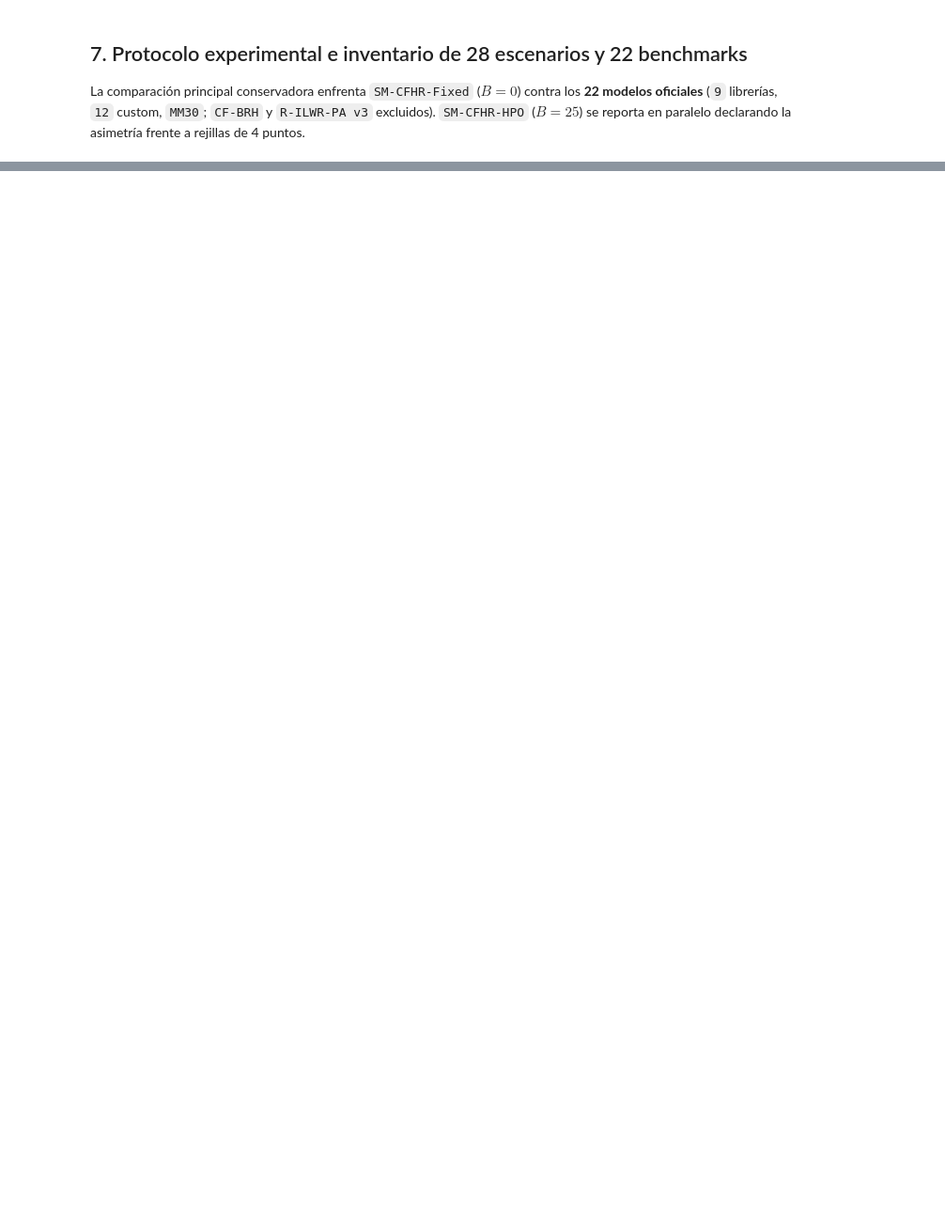
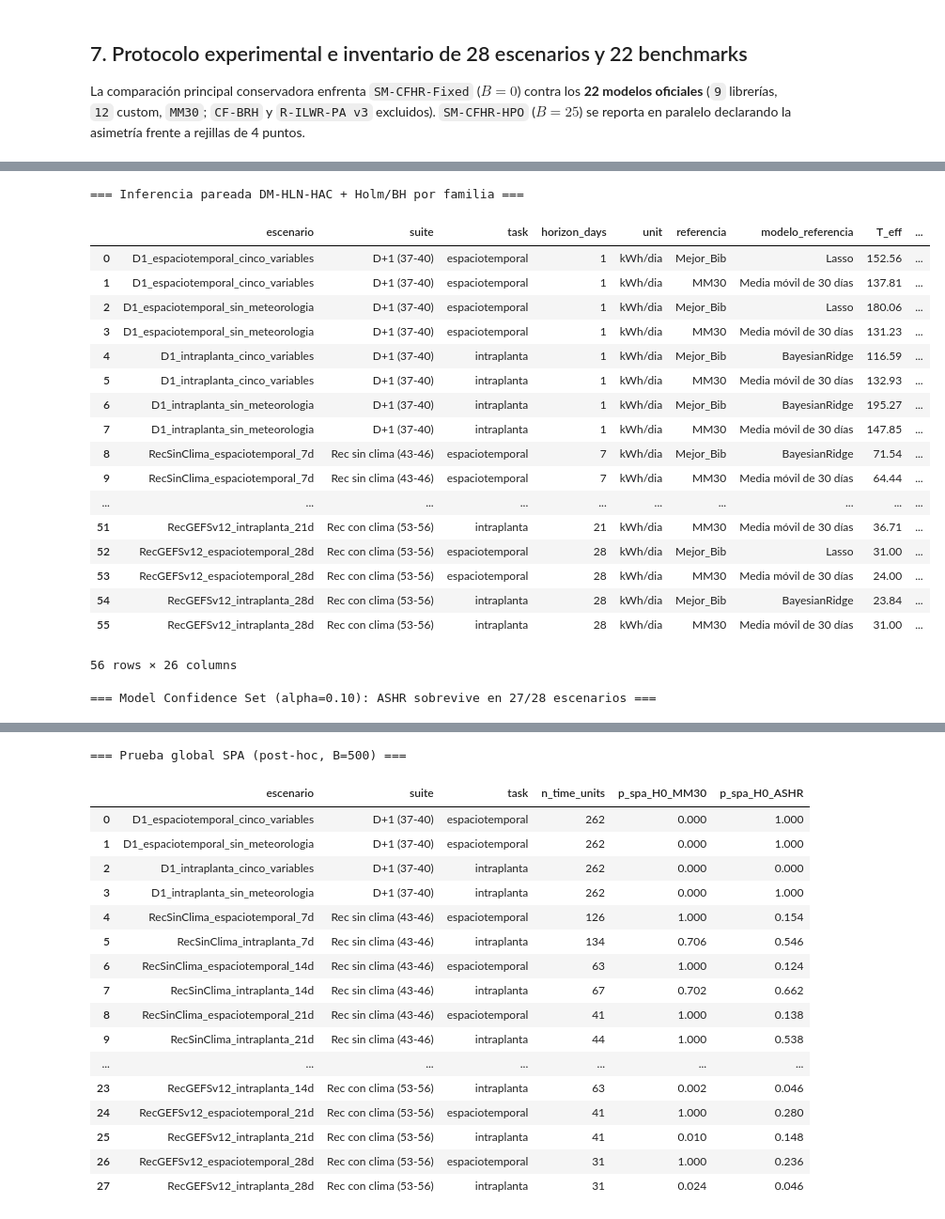
Before and after one commit to KrissV89/sm-cfhr, a Jupyter notebook: notebooks/actuales/evaluacion_cientifica_ashr_oof.ipynb, the cells around one changed output, grey strips where cells are left out. Shown at 94% size. Cells and saved outputs as stored; diff of their text form; code cells hidden in the pictures; blank space fills up the shorter version.

```diff
--- a/notebooks/actuales/evaluacion_cientifica_ashr_oof.ipynb
+++ b/notebooks/actuales/evaluacion_cientifica_ashr_oof.ipynb
@@ -235,8 +389,36 @@ else:
 # %%
 if bundle is not None:
     t_inf = apply_family_multiplicity(bundle["tabla_inferencia"])
     t_mcs = bundle["tabla_mcs"].copy()
+    print("=== Inferencia pareada DM-HLN-HAC + Holm/BH por familia ===")
     display(t_inf)
+    print(f"=== Model Confidence Set (alpha=0.10): ASHR sobrevive en {int(t_mcs['ashr_in_mcs_90'].sum())}/{len(t_mcs)} escenarios ===")
     display(t_mcs)
+    spa_path = OOF_DIR / "inferencia" / "tabla_spa.csv"
+    if spa_path.exists():
+        spa_df = pd.read_csv(spa_path)
+        print("=== Prueba global SPA (post-hoc, B=500) ===")
+        display(spa_df)
 else:
     print("Inferencia estadística y tabla MCS: PENDIENTE DE ESTADO B.")
+# %% [output]
+=== Inferencia pareada DM-HLN-HAC + Holm/BH por familia ===
+|  | escenario | suite | task | horizon_days | unit | referencia | modelo_referencia | T_eff | ... |
+| 0 | D1_espaciotemporal_cinco_variables | D+1 (37-40) | espaciotemporal | 1 | kWh/dia | Mejor_Bib | Lasso | 152.56 | ... |
+| 1 | D1_espaciotemporal_cinco_variables | D+1 (37-40) | espaciotemporal | 1 | kWh/dia | MM30 | Media móvil de 30 días | 137.81 | ... |
+| 2 | D1_espaciotemporal_sin_meteorologia | D+1 (37-40) | espaciotemporal | 1 | kWh/dia | Mejor_Bib | Lasso | 180.06 | ... |
+| 3 | D1_espaciotemporal_sin_meteorologia | D+1 (37-40) | espaciotemporal | 1 | kWh/dia | MM30 | Media móvil de 30 días | 131.23 | ... |
+| 4 | D1_intraplanta_cinco_variables | D+1 (37-40) | intraplanta | 1 | kWh/dia | Mejor_Bib | BayesianRidge | 116.59 | ... |
+| 5 | D1_intraplanta_cinco_variables | D+1 (37-40) | intraplanta | 1 | kWh/dia | MM30 | Media móvil de 30 días | 132.93 | ... |
+| 6 | D1_intraplanta_sin_meteorologia | D+1 (37-40) | intraplanta | 1 | kWh/dia | Mejor_Bib | BayesianRidge | 195.27 | ... |
+| 7 | D1_intraplanta_sin_meteorologia | D+1 (37-40) | intraplanta | 1 | kWh/dia | MM30 | Media móvil de 30 días | 147.85 | ... |
+| 8 | RecSinClima_espaciotemporal_7d | Rec sin clima (43-46) | espaciotemporal | 7 | kWh/dia | Mejor_Bib | BayesianRidge | 71.54 | ... |
+| 9 | RecSinClima_espaciotemporal_7d | Rec sin clima (43-46) | espaciotemporal | 7 | kWh/dia | MM30 | Media móvil de 30 días | 64.44 | ... |
+| ... | ... | ... | ... | ... | ... | ... | ... | ... | ... |
+| 51 | RecGEFSv12_intraplanta_21d | Rec con clima (53-56) | intraplanta | 21 | kWh/dia | MM30 | Media móvil de 30 días | 36.71 | ... |
+| 52 | RecGEFSv12_espaciotemporal_28d | Rec con clima (53-56) | espaciotemporal | 28 | kWh/dia | Mejor_Bib | Lasso | 31.00 | ... |
+| 53 | RecGEFSv12_espaciotemporal_28d | Rec con clima (53-56) | espaciotemporal | 28 | kWh/dia | MM30 | Media móvil de 30 días | 24.00 | ... |
+| 54 | RecGEFSv12_intraplanta_28d | Rec con clima (53-56) | intraplanta | 28 | kWh/dia | Mejor_Bib | BayesianRidge | 23.84 | ... |
+| 55 | RecGEFSv12_intraplanta_28d | Rec con clima (53-56) | intraplanta | 28 | kWh/dia | MM30 | Media móvil de 30 días | 31.00 | ... |
+56 rows × 26 columns
+=== Model Confidence Set (alpha=0.10): ASHR sobrevive en 27/28 escenarios ===
@@ -243 +442,19 @@ else:
+=== Prueba global SPA (post-hoc, B=500) ===
+|  | escenario | suite | task | n_time_units | p_spa_H0_MM30 | p_spa_H0_ASHR |
+| 0 | D1_espaciotemporal_cinco_variables | D+1 (37-40) | espaciotemporal | 262 | 0.000 | 1.000 |
+| 1 | D1_espaciotemporal_sin_meteorologia | D+1 (37-40) | espaciotemporal | 262 | 0.000 | 1.000 |
+| 2 | D1_intraplanta_cinco_variables | D+1 (37-40) | intraplanta | 262 | 0.000 | 0.000 |
+| 3 | D1_intraplanta_sin_meteorologia | D+1 (37-40) | intraplanta | 262 | 0.000 | 1.000 |
+| 4 | RecSinClima_espaciotemporal_7d | Rec sin clima (43-46) | espaciotemporal | 126 | 1.000 | 0.154 |
+| 5 | RecSinClima_intraplanta_7d | Rec sin clima (43-46) | intraplanta | 134 | 0.706 | 0.546 |
+| 6 | RecSinClima_espaciotemporal_14d | Rec sin clima (43-46) | espaciotemporal | 63 | 1.000 | 0.124 |
+| 7 | RecSinClima_intraplanta_14d | Rec sin clima (43-46) | intraplanta | 67 | 0.702 | 0.662 |
+| 8 | RecSinClima_espaciotemporal_21d | Rec sin clima (43-46) | espaciotemporal | 41 | 1.000 | 0.138 |
+| 9 | RecSinClima_intraplanta_21d | Rec sin clima (43-46) | intraplanta | 44 | 1.000 | 0.538 |
+| ... | ... | ... | ... | ... | ... | ... |
+| 23 | RecGEFSv12_intraplanta_14d | Rec con clima (53-56) | intraplanta | 63 | 0.002 | 0.046 |
+| 24 | RecGEFSv12_espaciotemporal_21d | Rec con clima (53-56) | espaciotemporal | 41 | 1.000 | 0.280 |
+| 25 | RecGEFSv12_intraplanta_21d | Rec con clima (53-56) | intraplanta | 41 | 0.010 | 0.148 |
+| 26 | RecGEFSv12_espaciotemporal_28d | Rec con clima (53-56) | espaciotemporal | 31 | 1.000 | 0.236 |
+| 27 | RecGEFSv12_intraplanta_28d | Rec con clima (53-56) | intraplanta | 31 | 0.024 | 0.046 |
 # %% [markdown]
```
Also changed, not shown: parts of 33 cells of this notebook, 15 other files.
